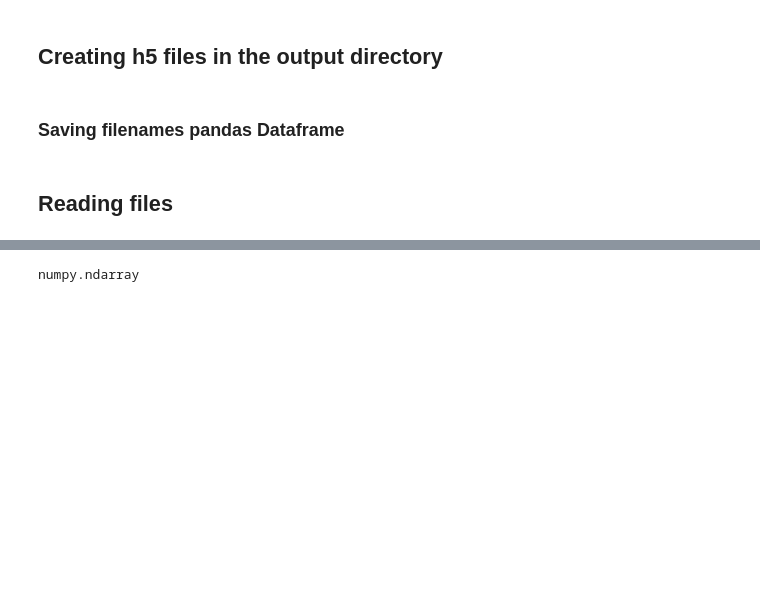
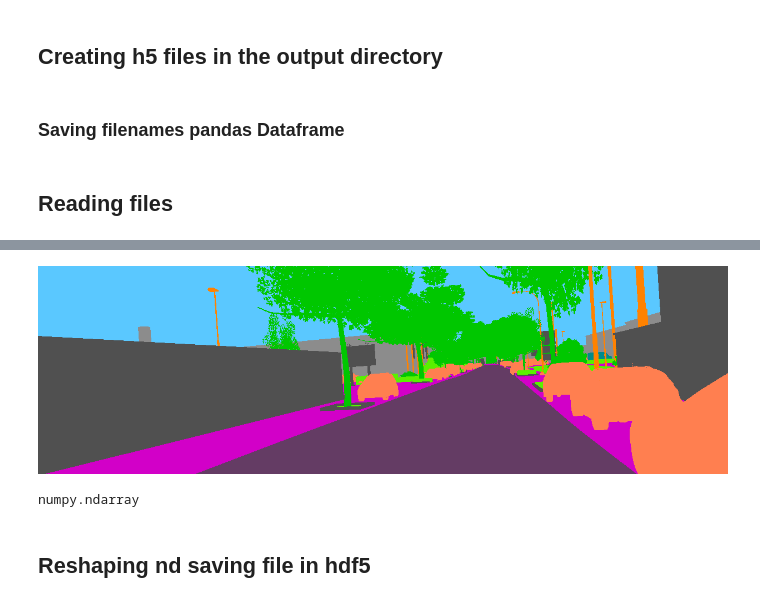
Before and after one commit to DependableSoftware2-0/SemanticTemporalFusion, a Jupyter notebook: semantic_segmentation_notebooks/hdf5_vkitti.ipynb, the cells around one changed output, grey strips where cells are left out. Drawn from its saved outputs; the diff is of its cells as text; code cells hidden in the pictures; blank space fills up the shorter version.

```diff
--- a/semantic_segmentation_notebooks/hdf5_vkitti.ipynb
+++ b/semantic_segmentation_notebooks/hdf5_vkitti.ipynb
@@ -158,3 +159,14 @@ maskes
+# %%
+data_filename = '/home/deebuls/Documents/phd/dataset/virtual_kitti_h5/Scene01_15-deg-left_Camera_0_00002.h5'
+#Reading image as PIL image format
+with h5py.File(data_filename, 'r') as data:
+    images = Image.open(io.BytesIO(np.array(data['image'])))
+    maskes = Image.open(io.BytesIO(np.array(data['mask'])))
+    transformation_matrices=np.array(data['extrinsic'])
+# %%
+maskes
+# %% [output]
+[figure, added]
 # %%
 
 #Reading image as numpy
@@ -166,3 +178,5 @@ with h5py.File(data_filename, 'r') as data:
 type(images)
 # %% [output]
 numpy.ndarray
+# %% [markdown]
+## Reshaping nd saving file in hdf5
```
Also changed, not shown: parts of 18 cells of this notebook, 13 other files.
